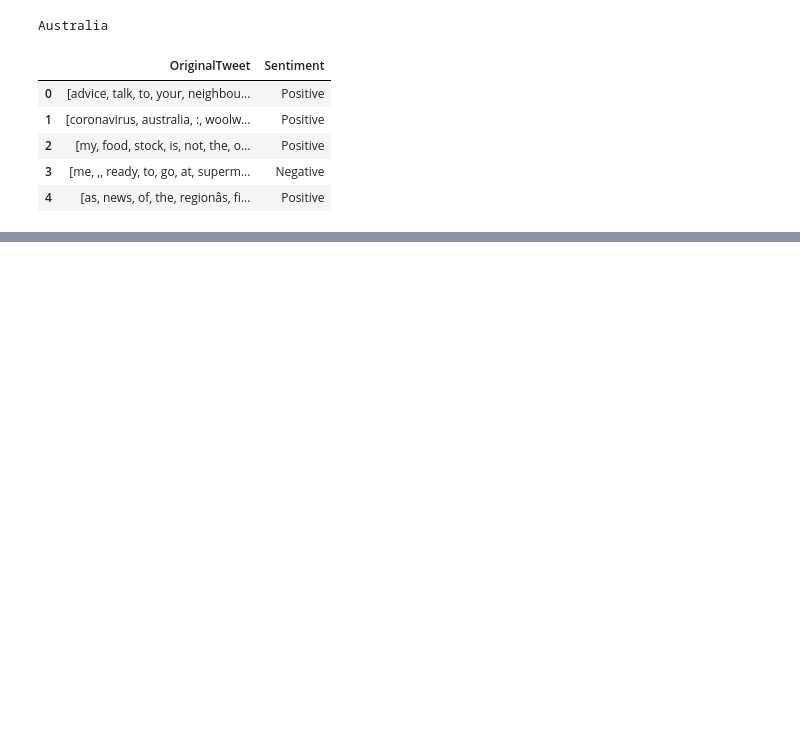
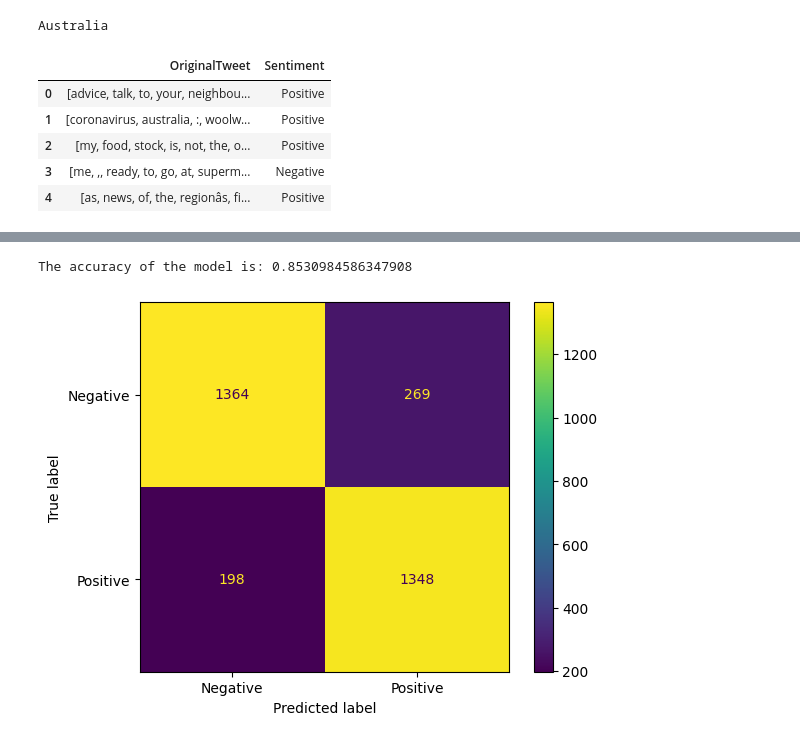
Before and after one commit to edwardb1203/COMP590_NLP, a Jupyter notebook: Homework1Q3.ipynb, the cells around one changed output, grey strips where cells are left out. Drawn from its saved outputs; the diff is of its cells as text; code cells hidden in the pictures; blank space fills up the shorter version.

```diff
--- a/Homework1Q3.ipynb
+++ b/Homework1Q3.ipynb
@@ -161,0 +179,7 @@ The accuracy of the model is: 0.780119534444794
+# %%
+# k, Logistic Regression
+from sklearn.linear_model import LogisticRegression
+
+# fit the model
+LogRegr = LogisticRegression()
+LogRegr.fit(X_train, Y_train)
@@ -161,0 +195,16 @@ The accuracy of the model is: 0.780119534444794
+# %%
+# evaluate
+predictions = LogRegr.predict(X_test)
+accuracy_score = metrics.accuracy_score(predictions, Y_test)
+# %%
+print("The accuracy of the model is: " + str(accuracy_score))
+# %% [output]
+The accuracy of the model is: 0.8530984586347908
+# %%
+cm = confusion_matrix(Y_test, predictions, labels=LogRegr.classes_)
+disp = ConfusionMatrixDisplay(confusion_matrix=cm, display_labels=LogRegr.classes_)
+disp.plot()
+
+plt.show()
+# %% [output]
+[figure, added]
```
Also changed, not shown: parts of 13 cells of this notebook.
